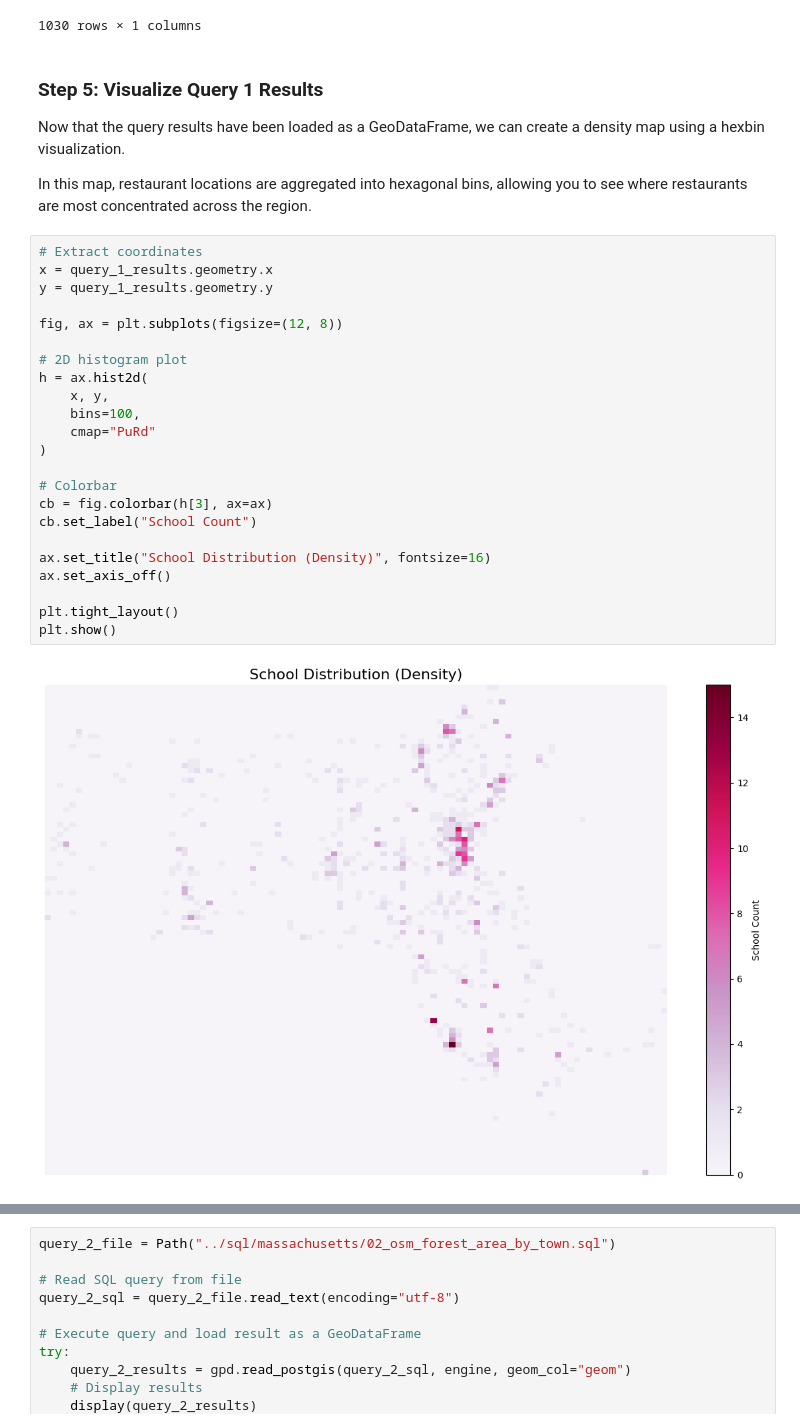
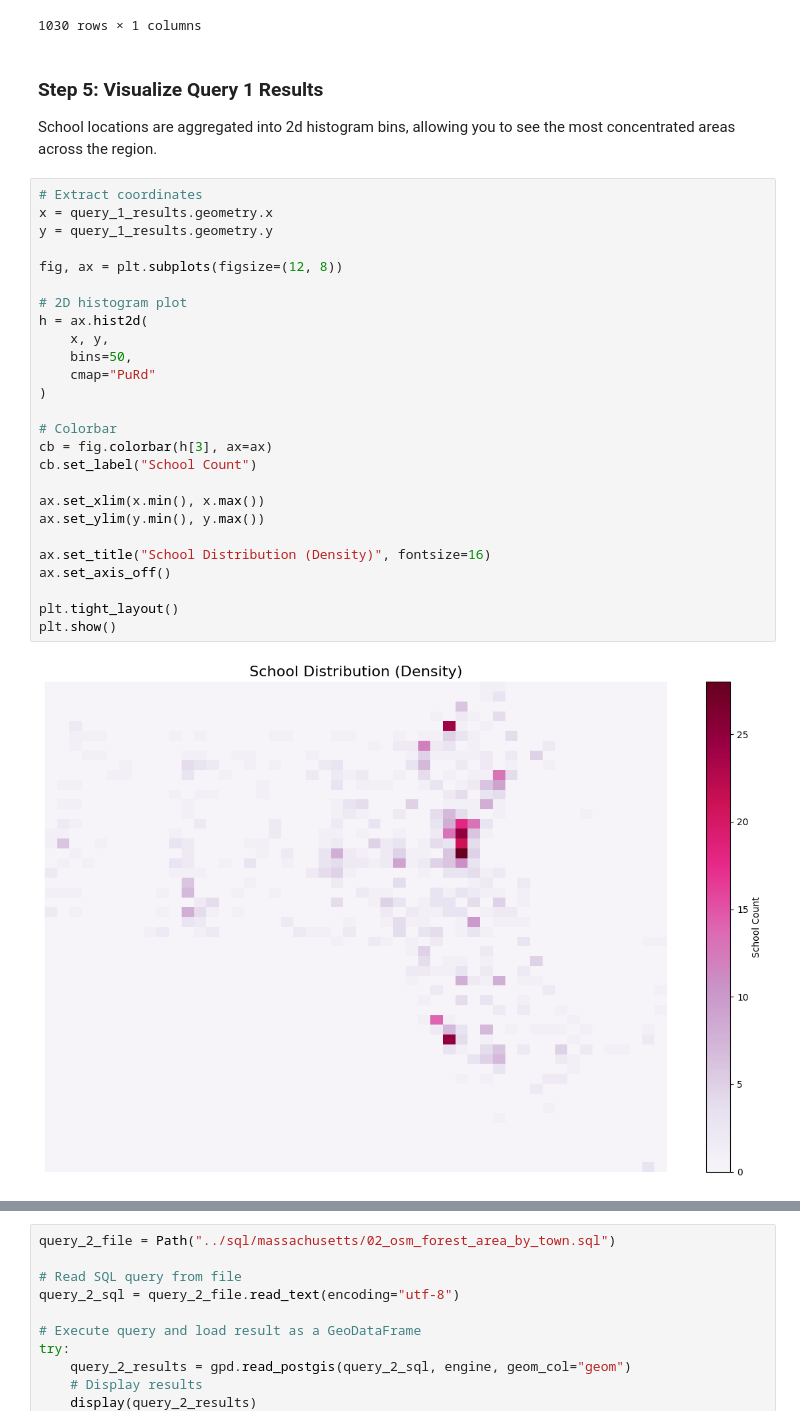
Before and after one commit to laurbolton/gist604b-osm-postgis-sp26, a Jupyter notebook: notebooks/osm_postgis_massachusetts.ipynb, the cells around one changed output, grey strips where cells are left out. Cells and saved outputs as stored; diff of their text form.

Commit message:
Add introduction and query result interpretations

```diff
--- a/notebooks/osm_postgis_massachusetts.ipynb
+++ b/notebooks/osm_postgis_massachusetts.ipynb
@@ -144,31 +147,32 @@ except Exception as e:
 # %% [markdown]
 ### Step 5: Visualize Query 1 Results
 
-Now that the query results have been loaded as a GeoDataFrame, we can create a density map using a hexbin visualization.
-
-In this map, restaurant locations are aggregated into hexagonal bins, allowing you to see where restaurants are most concentrated across the region.
+School locations are aggregated into 2d histogram bins, allowing you to see the most concentrated areas across the region.
 # %%
 # Extract coordinates
 x = query_1_results.geometry.x
 y = query_1_results.geometry.y
 
 fig, ax = plt.subplots(figsize=(12, 8))
 
 # 2D histogram plot
 h = ax.hist2d(
     x, y,
-    bins=100,
+    bins=50,
     cmap="PuRd"
 )
 
 # Colorbar
 cb = fig.colorbar(h[3], ax=ax)
 cb.set_label("School Count")
 
+ax.set_xlim(x.min(), x.max())
+ax.set_ylim(y.min(), y.max())
+
 ax.set_title("School Distribution (Density)", fontsize=16)
 ax.set_axis_off()
 
 plt.tight_layout()
 plt.show()
 # %% [output]
-[figure, old version]
+[figure, new version]
```
Also changed, not shown: parts of 13 cells of this notebook.
